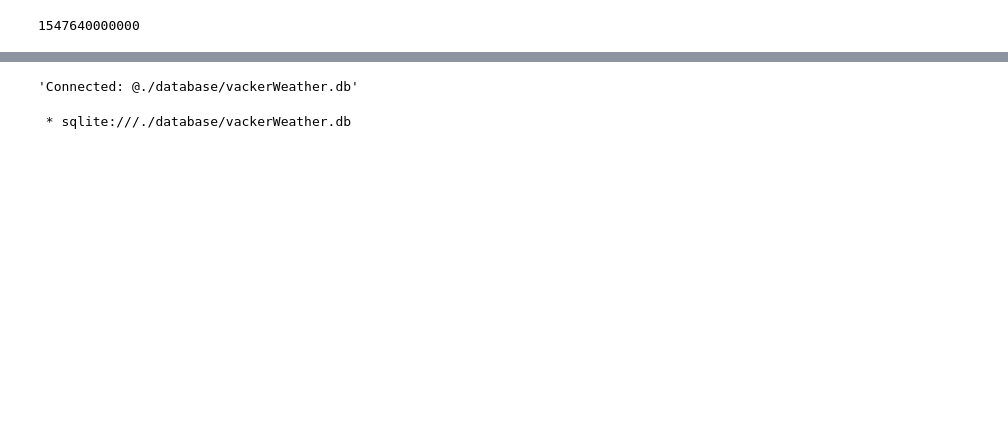
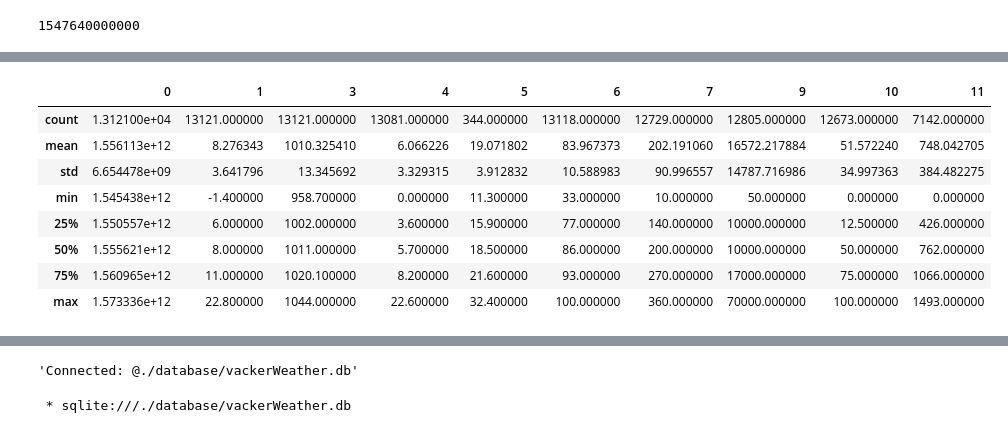
Before and after one commit to srendall91/orkney-electricity, a Jupyter notebook: retrieval/Weatherlog.ipynb, the cells around one changed output, grey strips where cells are left out. Saved outputs shown, nothing was run; the diff lists cells and outputs as text; code cells hidden in the pictures; blank space fills up the shorter version.

```diff
--- a/retrieval/Weatherlog.ipynb
+++ b/retrieval/Weatherlog.ipynb
@@ -192,2 +112,0 @@ df.head()
-# %%
-df = df.drop(['na','na2','na3'], 1)
@@ -203,2 +112,0 @@ df.head()
-# %%
-df.timestamp = df.timestamp//1000
@@ -225,0 +168,7 @@ df.describe()
+# %%
+startdate = datetime(2019,1, 16, 12, 0)
+enddate = datetime(2019,2,16,12,0)
+
+req = Request('http://archive.vackertvader.se/archive/epoch_observations?station_id=3017&start='+str(1000*unixtime(startdate))+'&end='+str(1000*unixtime(enddate)), headers={'User-Agent': 'Mozilla/5.0'})
+webpage = urlopen(req).read()
+data = json.loads(webpage)
@@ -225,0 +217,7 @@ df.describe()
+# %%
+startdate = datetime(2019,2, 26, 11, 20)
+enddate = datetime(2019,3,26,12,0)
+
+req = Request('http://archive.vackertvader.se/archive/epoch_observations?station_id=3017&start='+str(1000*unixtime(startdate))+'&end='+str(1000*unixtime(enddate)), headers={'User-Agent': 'Mozilla/5.0'})
+webpage = urlopen(req).read()
+data = json.loads(webpage)
@@ -225,0 +359,12 @@ df.describe()
+# %%
+result_set.describe()
+# %% [output]
+|  | 0 | 1 | 3 | 4 | 5 | 6 | 7 | 9 | 10 | 11 |
+| count | 1.312100e+04 | 13121.000000 | 13121.000000 | 13081.000000 | 344.000000 | 13118.000000 | 12729.000000 | 12805.000000 | 12673.000000 | 7142.000000 |
+| mean | 1.556113e+12 | 8.276343 | 1010.325410 | 6.066226 | 19.071802 | 83.967373 | 202.191060 | 16572.217884 | 51.572240 | 748.042705 |
+| std | 6.654478e+09 | 3.641796 | 13.345692 | 3.329315 | 3.912832 | 10.588983 | 90.996557 | 14787.716986 | 34.997363 | 384.482275 |
+| min | 1.545438e+12 | -1.400000 | 958.700000 | 0.000000 | 11.300000 | 33.000000 | 10.000000 | 50.000000 | 0.000000 | 0.000000 |
+| 25% | 1.550557e+12 | 6.000000 | 1002.000000 | 3.600000 | 15.900000 | 77.000000 | 140.000000 | 10000.000000 | 12.500000 | 426.000000 |
+| 50% | 1.555621e+12 | 8.000000 | 1011.000000 | 5.700000 | 18.500000 | 86.000000 | 200.000000 | 10000.000000 | 50.000000 | 762.000000 |
+| 75% | 1.560965e+12 | 11.000000 | 1020.100000 | 8.200000 | 21.600000 | 93.000000 | 270.000000 | 17000.000000 | 75.000000 | 1066.000000 |
+| max | 1.573336e+12 | 22.800000 | 1044.000000 | 22.600000 | 32.400000 | 100.000000 | 360.000000 | 70000.000000 | 100.000000 | 1493.000000 |
```
Also changed, not shown: parts of 46 cells of this notebook, 2 other files.
